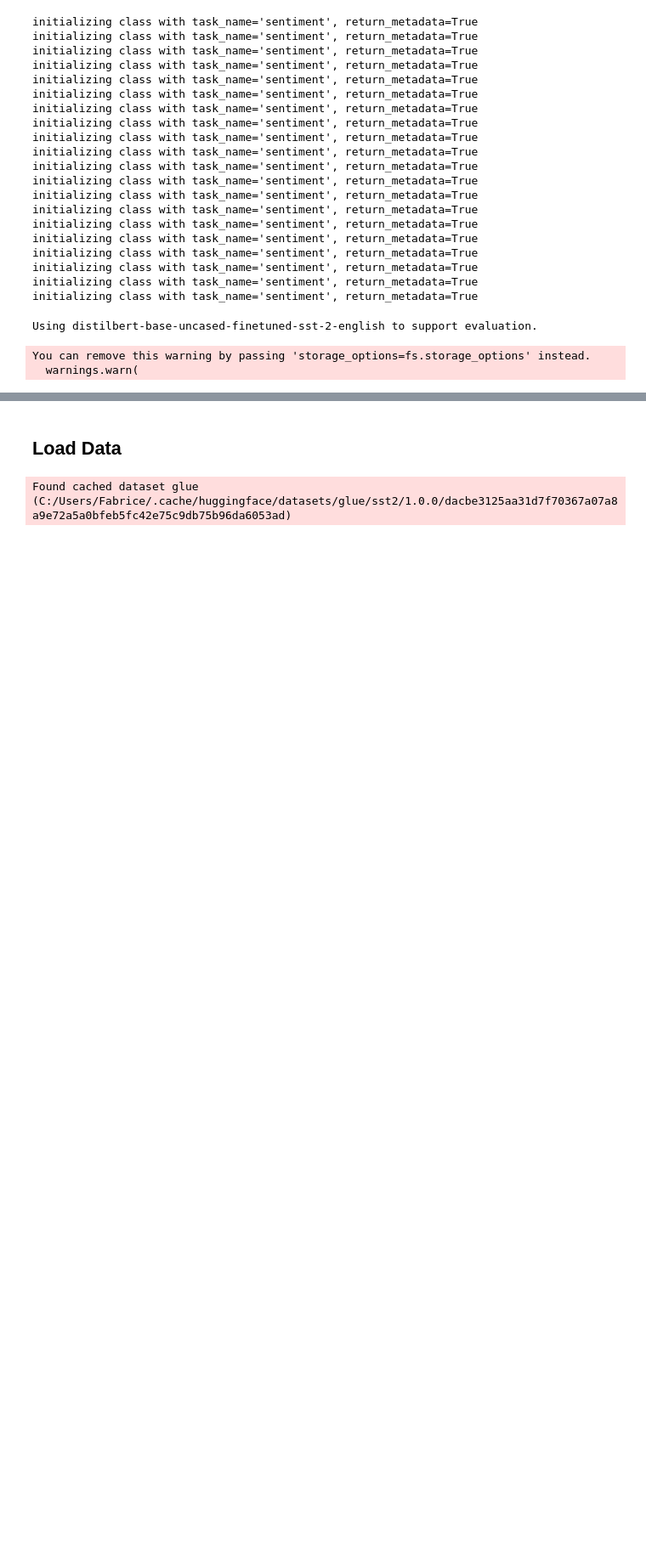
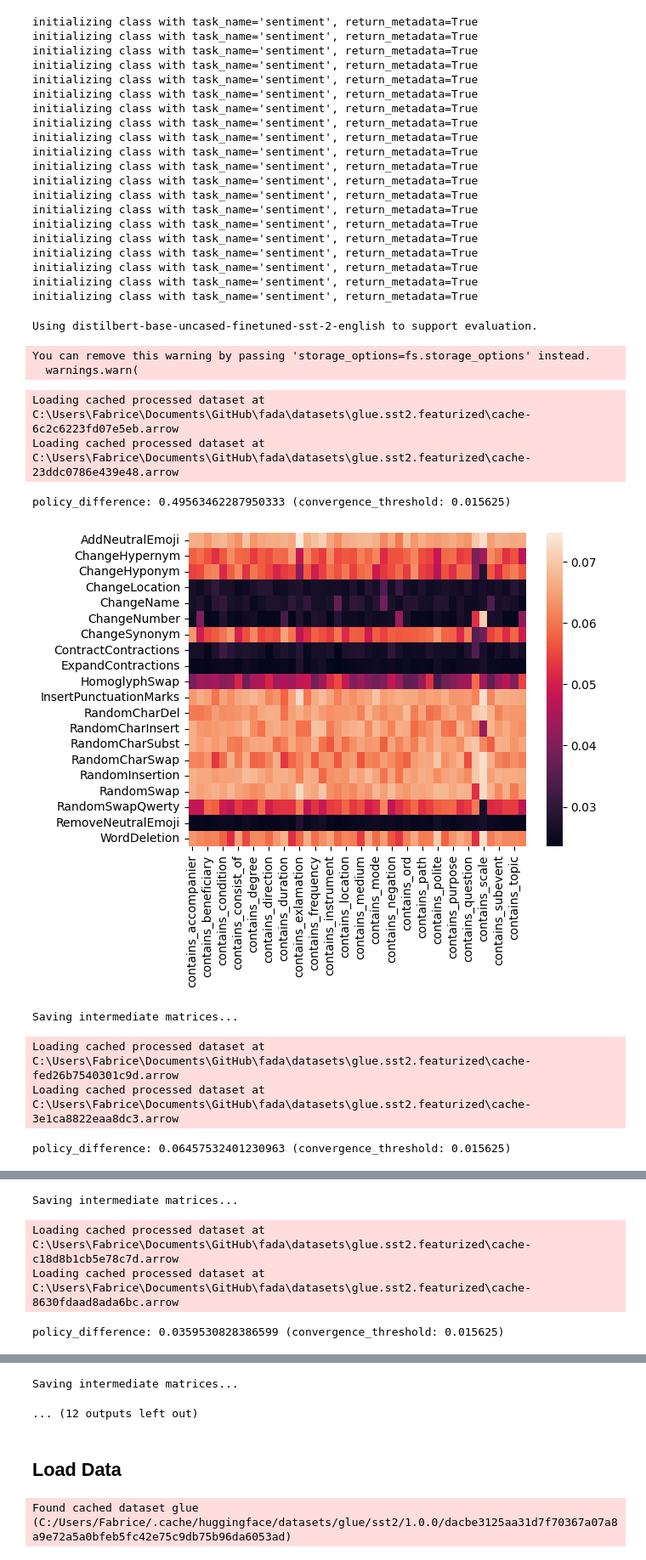
Before and after one commit to Wauplin/fada, a Jupyter notebook: fada_v2.1.ipynb, the cells around one changed output, grey strips where cells are left out. Shown: that part at 85% size. Drawn from its saved outputs; the diff is of its cells as text; code cells hidden in the pictures; blank space fills up the shorter version.

Commit message:
Revert "Update fada_v2.1.ipynb"
This reverts commit d72204c4ec82f84c09d139a9d2283e45507d30b9.

```diff
--- a/fada_v2.1.ipynb
+++ b/fada_v2.1.ipynb
@@ -102,11 +99,8 @@ def compute_accuracy(predictions, labels):
 
 def vectorize(output):
     sorted_output = sorted(output, key=lambda d: d['label'])
-    probs = np.array([d['score'] for d in sorted_output])
+    probs = torch.tensor([d['score'] for d in sorted_output])
     return probs
-
-def initialize_transforms(transforms, task_name):
-    return [Transform(t, task_name=task_name) for t in transforms]
 
 def sample_transforms(transforms, p, n=2, replace=False):
     return np.random.choice(transforms, size=n, p=p, replace=replace).tolist()
@@ -524,27 +518,15 @@ class Likelihood:
     def __init__(self):
         self.scorer = torch.nn.NLLLoss(reduction="none")
 
-    def __call__(self, probs, targets):
-        targets = torch.tensor(targets)
-        return -self.scorer(probs, targets).numpy()
+    def __call__(self, inputs, targets):
+        return -self.scorer(inputs, targets).numpy()
 
 class InverseLikelihood:
     def __init__(self):
         self.scorer = torch.nn.NLLLoss(reduction="none")
 
-    def __call__(self, probs, targets):
-        targets = torch.tensor(targets)
-        return 1+self.scorer(probs, targets).numpy()
-
-class CleanLabSafe:
-    def __init__(self):
-        self.scorer = find_label_issues
-
-    def __call__(self, probs, targets):
-        return ~self.scorer(
-            labels=targets,
-            pred_probs=probs,
-        )
+    def __call__(self, inputs, targets):
+        return 1+self.scorer(inputs, targets).numpy()
 
 class PerformanceExtractor:
     def __init__(self, dataset_name, scorer, model_id=None):
@@ -591,6 +573,7 @@ class PerformanceExtractor:
 
     def __call__(self, inputs, targets):
         probs   = self.extract_prediction_probabilities(inputs)
+        targets = torch.tensor(targets)
         return self.scorer(probs, targets)
 # %%
 def get_coverage(features, transforms_applied):
@@ -611,5 +594,5 @@ dataset_config = ("glue", "sst2")
 task_name = "sentiment"
 # %%
 dataset = load_dataset(*dataset_config, split="train")
-dataset = dataset.rename_column("sentence", "text").select(range(10))
+dataset = dataset.rename_column("sentence", "text")
 # %% [output]
@@ -664,7 +647,7 @@ initializing class with task_name='sentiment', return_metadata=True
 initializing class with task_name='sentiment', return_metadata=True
 # %%
 feature_extractor = AMRFeatureExtractor()
-perf_extractor = PerformanceExtractor(dataset.builder_name, CleanLabSafe())
+perf_extractor = PerformanceExtractor(dataset.builder_name, Likelihood())
 # %% [output]
 Using distilbert-base-uncased-finetuned-sst-2-english to support evaluation.
 # %%
@@ -703,7 +686,7 @@ while policy_difference > convergence_threshold:
     ts, fs   = np.where(changes < min_coverage)
     tf_pairs = list(zip(ts, fs))
 
-    for t, f in tqdm(tf_pairs[:3]):
+    for t, f in tqdm(tf_pairs):
 
         f_candidates  = np.where(features[:,f] == 1)[0]
 
@@ -728,30 +711,39 @@ while policy_difference > convergence_threshold:
                       keep_originals=False,
                       perf_extractor=perf_extractor)
         aug_dataset = augmenter.augment()
 
         performance = np.array(aug_dataset["performance"]).sum()
         num_changes = np.array(aug_dataset["is_changed"]).sum()
 
         counts[t,f]       += f_dataset.num_rows
         changes[t,f]      += num_changes
         performances[t,f] += performance
 
     # compute augmentation policy
     average_performance    = np.nan_to_num(performances / counts, 0)
     applicability_rate     = np.nan_to_num(changes / counts, 0)
     new_policy             = softmax(average_performance * applicability_rate, axis=0)
 
     policy_difference      = np.linalg.norm(new_policy - policy)
     policy                 = new_policy
 
     print(f"policy_difference: {policy_difference} (convergence_threshold: {convergence_threshold})")
 
     policy_heatmap(policy, transforms, feature_extractor.featurizers)
 
     print("Saving intermediate matrices...")
     np.save(os.path.join(save_dir, f"glue.sst2.fada.v2.counts-step-{i}"), counts)
     np.save(os.path.join(save_dir, f"glue.sst2.fada.v2.changes-step-{i}"), changes)
     np.save(os.path.join(save_dir, f"glue.sst2.fada.v2.performances-step-{i}"), performances)
     np.save(os.path.join(save_dir, f"glue.sst2.fada.v2.policy-step-{i}"), policy)
 
     i += 1
+# %% [output]
+Loading cached processed dataset at C:\Users\Fabrice\Documents\GitHub\fada\datasets\glue.sst2.featurized\cache-6c2c6223fd07e5eb.arrow
+Loading cached processed dataset at C:\Users\Fabrice\Documents\GitHub\fada\datasets\glue.sst2.featurized\cache-23ddc0786e439e48.arrow
+policy_difference: 0.49563462287950333 (convergence_threshold: 0.015625)
+[figure, added]
+Saving intermediate matrices...
+Loading cached processed dataset at C:\Users\Fabrice\Documents\GitHub\fada\datasets\glue.sst2.featurized\cache-fed26b7540301c9d.arrow
+Loading cached processed dataset at C:\Users\Fabrice\Documents\GitHub\fada\datasets\glue.sst2.featurized\cache-3e1ca8822eaa8dc3.arrow
+policy_difference: 0.06457532401230963 (convergence_threshold: 0.015625)
@@ -757,0 +751,4 @@ while policy_difference > convergence_threshold:
+Saving intermediate matrices...
+Loading cached processed dataset at C:\Users\Fabrice\Documents\GitHub\fada\datasets\glue.sst2.featurized\cache-c18d8b1cb5e78c7d.arrow
+Loading cached processed dataset at C:\Users\Fabrice\Documents\GitHub\fada\datasets\glue.sst2.featurized\cache-8630fdaad8ada6bc.arrow
+policy_difference: 0.0359530828386599 (convergence_threshold: 0.015625)
@@ -758,3 +756,5 @@ while policy_difference > convergence_threshold:
+Saving intermediate matrices...
+... (12 outputs left out)
 # %%
 policy_probabilities = implement_policy_probabilities(policy, features)
 # %%
```
Also changed, not shown: parts of 3 cells of this notebook.
